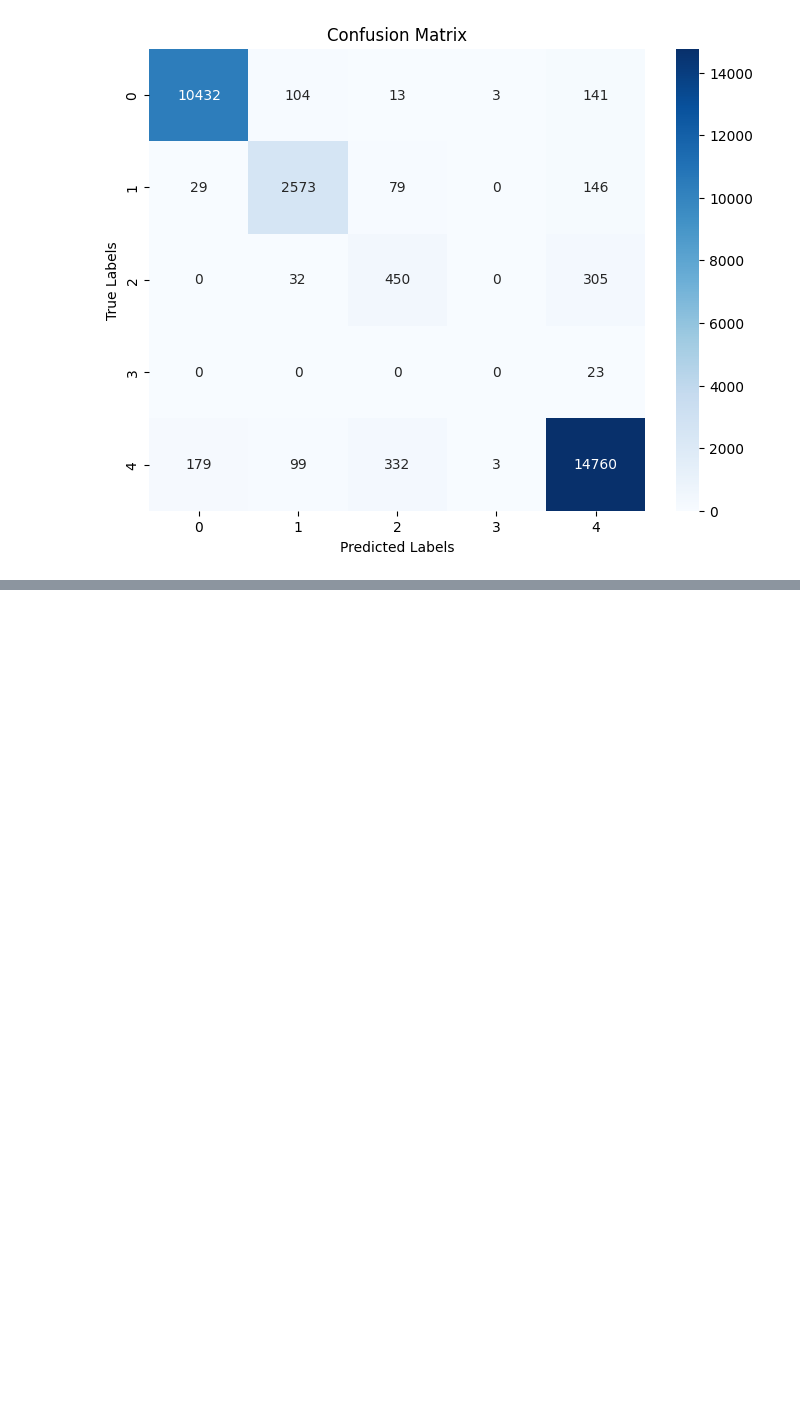
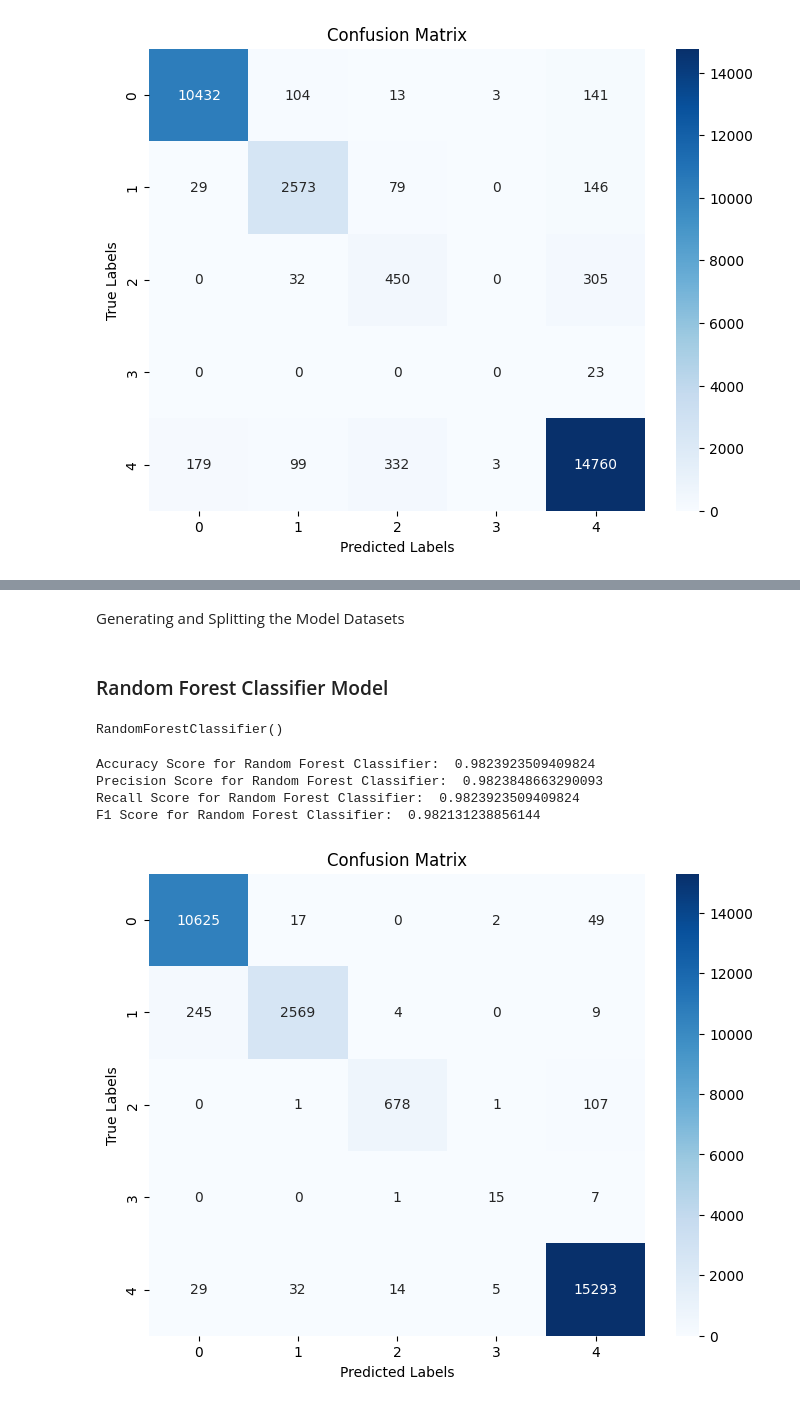
Before and after one commit to AkashKalme/NIDS-using-ML, a Jupyter notebook: NIDS_ML.ipynb, the cells around one changed output, grey strips where cells are left out. Drawn from its saved outputs; the diff is of its cells as text; code cells hidden in the pictures; blank space fills up the shorter version.

```diff
--- a/NIDS_ML.ipynb
+++ b/NIDS_ML.ipynb
@@ -724,5 +759,24 @@ Name: attack, Length: 148515, dtype: int64
+# %% [markdown]
+Generating and Splitting the Model Datasets
 # %%
-temp_x1_train = X_train[['duration', 'protocol_type', 'service', 'flag', 'src_bytes', 'dst_bytes', 'urgent', 'num_failed_logins', 'serror_rate', 'rerror_rate']]
-temp_x1_test = X_test[['duration', 'protocol_type', 'service', 'flag', 'src_bytes', 'dst_bytes', 'urgent', 'num_failed_logins', 'serror_rate', 'rerror_rate']]
-temp_y1_train = y_train
-temp_y1_test = y_test
+X1_train_e = X_train[['duration', 'protocol_type', 'service', 'flag', 'src_bytes', 'dst_bytes', 'urgent', 'num_failed_logins', 'serror_rate', 'rerror_rate']]
+X1_test_e = X_test[['duration', 'protocol_type', 'service', 'flag', 'src_bytes', 'dst_bytes', 'urgent', 'num_failed_logins', 'serror_rate', 'rerror_rate']]
+y1_train_e = y_train
+y1_test_e = y_test
+# %% [markdown]
+### Random Forest Classifier Model
+# %%
+rfc2 = RandomForestClassifier()
+rfc2.fit(X1_train_e, y1_train_e)
+# %% [output]
+RandomForestClassifier()
+# %%
+y_preds_rfc2 = rfc.predict(X1_test_e)
+# %%
+evaluateModel("Random Forest Classifier", y1_test_e, y_preds_rfc2)
+# %% [output]
+Accuracy Score for Random Forest Classifier:  0.9823923509409824
+Precision Score for Random Forest Classifier:  0.9823848663290093
+Recall Score for Random Forest Classifier:  0.9823923509409824
+F1 Score for Random Forest Classifier:  0.982131238856144
+[figure, added]
```
Also changed, not shown: parts of 23 cells of this notebook.
